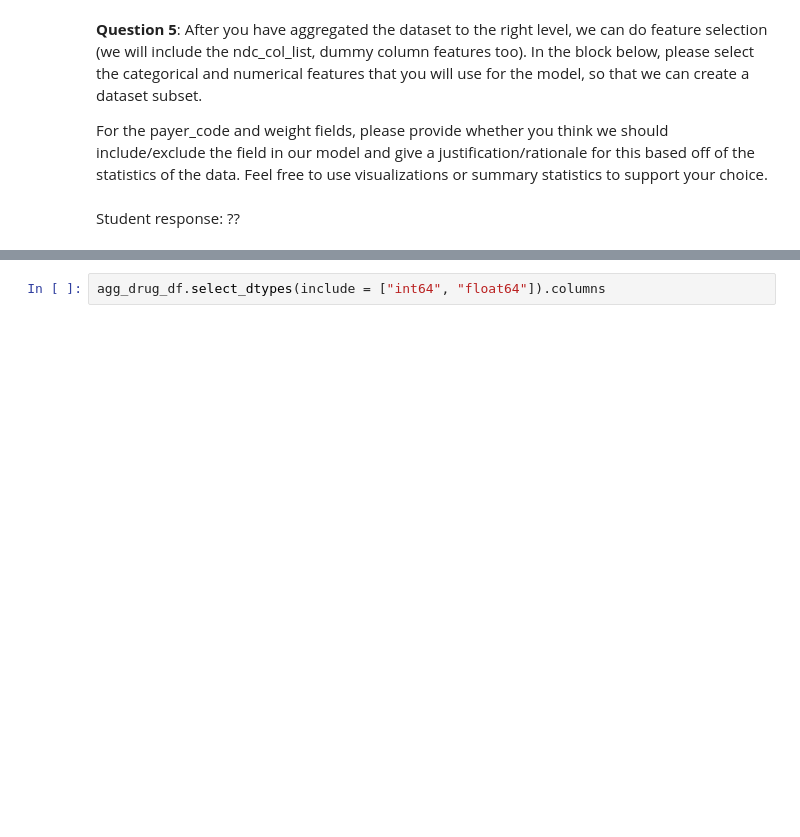
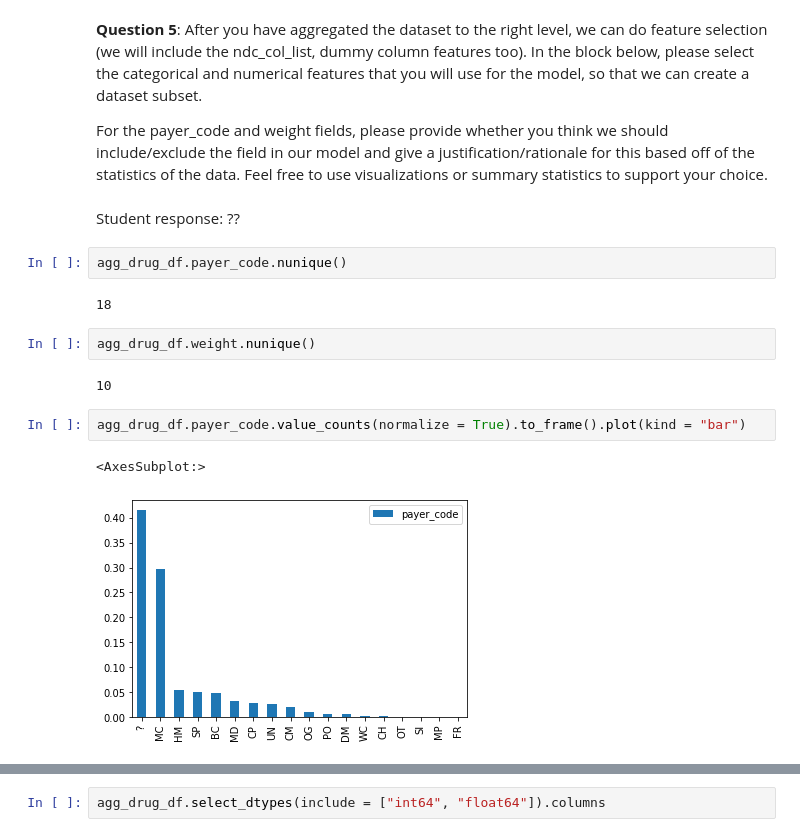
Before and after one commit to G94/ai_for_healthcare, a Jupyter notebook: patient_selection/starter_code/student_project_submission.ipynb, the cells around one changed output, grey strips where cells are left out. Drawn from its saved outputs; the diff is of its cells as text; blank space fills up the shorter version.

```diff
--- a/patient_selection/starter_code/student_project_submission.ipynb
+++ b/patient_selection/starter_code/student_project_submission.ipynb
@@ -328,3 +318,16 @@ assert len(agg_drug_df) == agg_drug_df['patient_nbr'].nunique() == agg_drug_df['
 For the payer_code and weight fields, please provide whether you think we should include/exclude the field in our model and give a justification/rationale for this based off of the statistics of the data. Feel free to use visualizations or summary statistics to support your choice.
 # %% [markdown]
 Student response: ??
+# %%
+agg_drug_df.payer_code.nunique()
+# %% [output]
+18
+# %%
+agg_drug_df.weight.nunique()
+# %% [output]
+10
+# %%
+agg_drug_df.payer_code.value_counts(normalize = True).to_frame().plot(kind = "bar")
+# %% [output]
+<AxesSubplot:>
+[figure, added]
```
Also changed, not shown: parts of 16 cells of this notebook, 1 other file.
